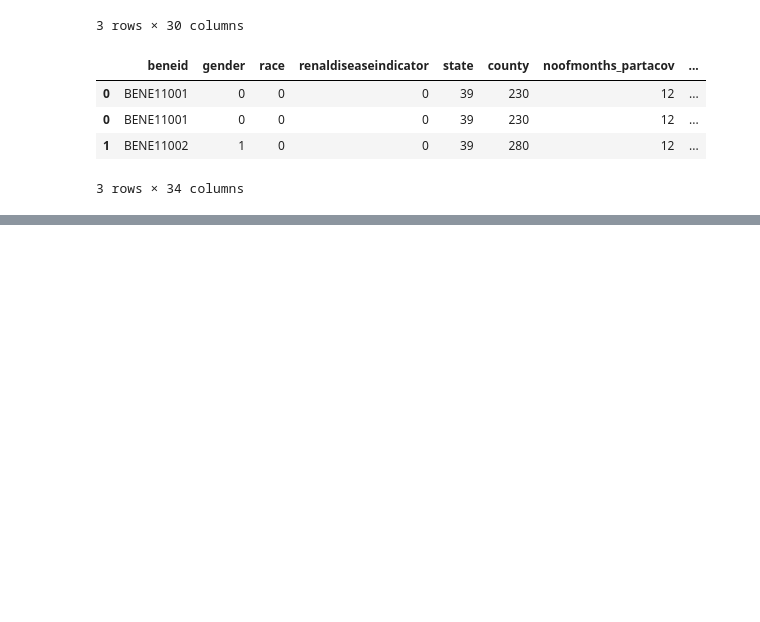
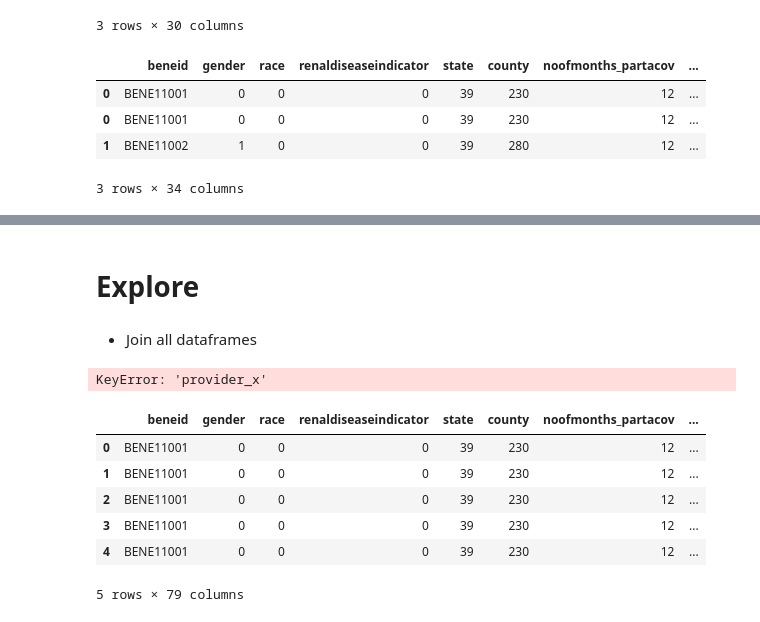
Before and after one commit to AswathyRadha100/Fraud_Detection_In_Healthcare, a Jupyter notebook: Workbooks/Ramiro/draft_health_care_fraud.ipynb, the cells around one changed output, grey strips where cells are left out. Saved outputs shown, nothing was run; the diff lists cells and outputs as text; code cells hidden in the pictures; blank space fills up the shorter version.

```diff
--- a/Workbooks/Ramiro/draft_health_care_fraud.ipynb
+++ b/Workbooks/Ramiro/draft_health_care_fraud.ipynb
@@ -124,3 +124,10 @@ Shape: (1353, 1)
 - Test data is smaller as expected
 # %% [markdown]
 # Prepare
+# %%
+'''
+test_df = test_df.reset_index(drop=True)
+train_df = train_df.reset_index(drop=True)
+frames = [test_df, train_df]
+fraud_df = pd.concat(frames, ignore_index=True)
+'''
@@ -607,0 +714,3 @@ function_test_beneficiary_df.head(3)
+# %%
+outpatient_df = w.wrangle_outpatient(outpatient_df)
+outpatient_df.head(3)
@@ -607,0 +722,2 @@ function_test_beneficiary_df.head(3)
+# %% [markdown]
+# Explore
@@ -607,0 +734,18 @@ function_test_beneficiary_df.head(3)
+# %% [markdown]
+- Join all dataframes
+# %%
+df = pd.merge(beneficiary_df, outpatient_df, on='beneid')
+df = pd.merge(df, inpatient_df, on='beneid')
+df = pd.merge(df, train_df, on='provider_x')
+# %% [output]
+KeyError: 'provider_x'
+# %%
+df.head()
+# %% [output]
+|  | beneid | gender | race | renaldiseaseindicator | state | county | noofmonths_partacov | ... |
+| 0 | BENE11001 | 0 | 0 | 0 | 39 | 230 | 12 | ... |
+| 1 | BENE11001 | 0 | 0 | 0 | 39 | 230 | 12 | ... |
+| 2 | BENE11001 | 0 | 0 | 0 | 39 | 230 | 12 | ... |
+| 3 | BENE11001 | 0 | 0 | 0 | 39 | 230 | 12 | ... |
+| 4 | BENE11001 | 0 | 0 | 0 | 39 | 230 | 12 | ... |
+5 rows × 79 columns
```
Also changed, not shown: parts of 19 cells of this notebook.
